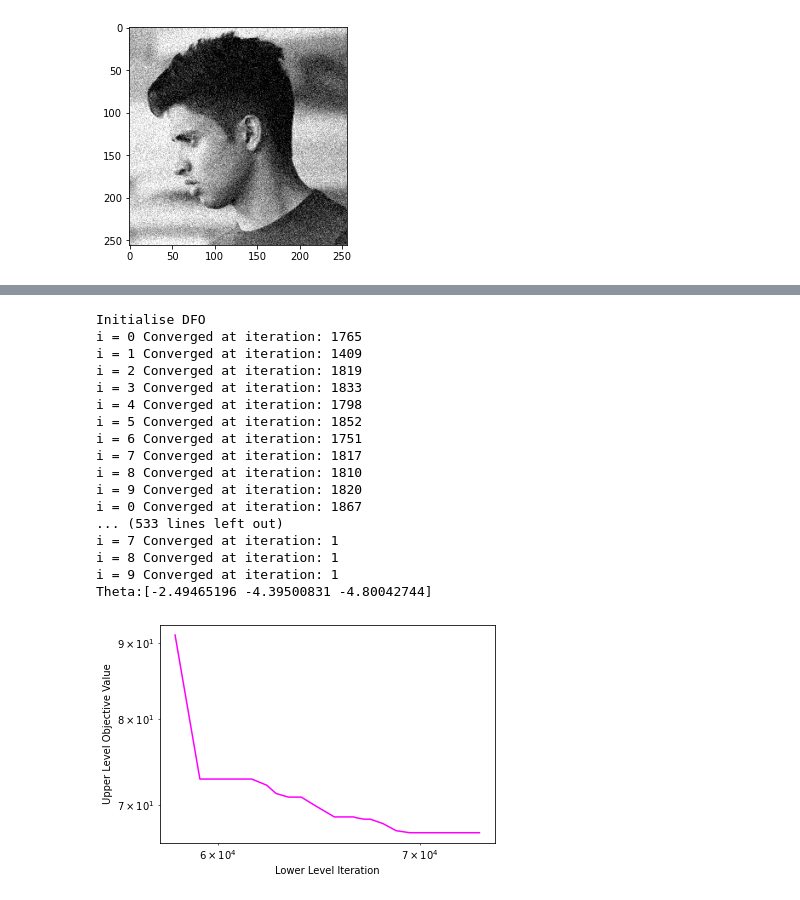
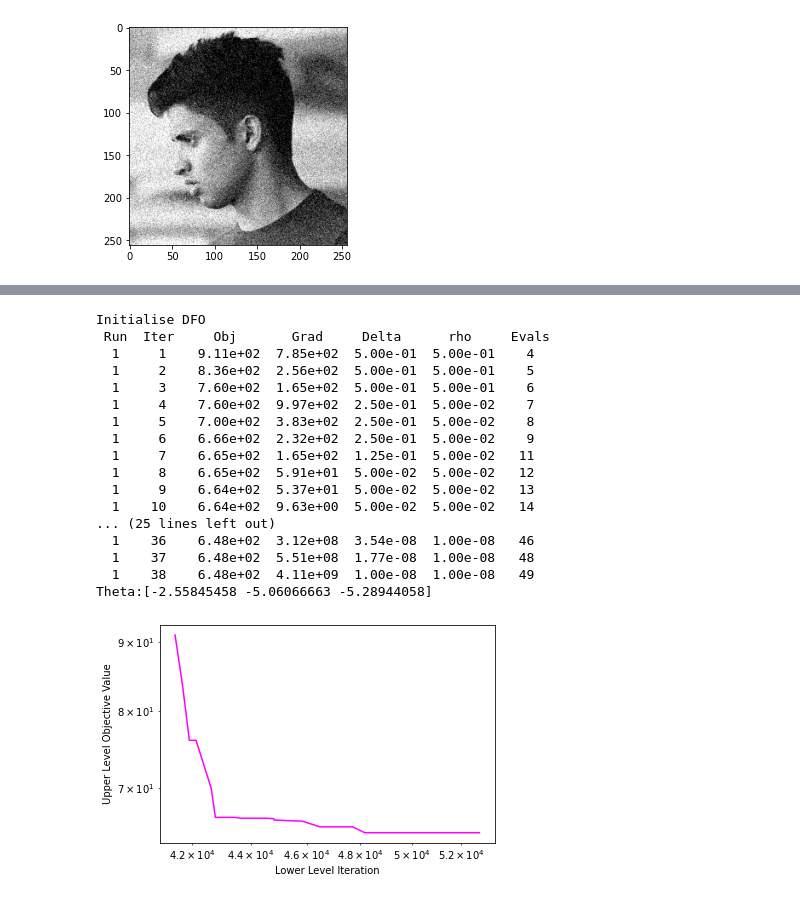
Before and after one commit to MohammadSadeghSalehi/Bilevel, a Jupyter notebook: Codes/Bilevel.ipynb, the cells around one changed output, grey strips where cells are left out. Cells and saved outputs as stored; diff of their text form; code cells hidden in the pictures.

```diff
--- a/Codes/Bilevel.ipynb
+++ b/Codes/Bilevel.ipynb
@@ -832,22 +834,22 @@ data = np.load(path+ '/' +'Data.npz')
 b = data['X']
 b = b/255
 b = b[:,:,0:50]
-#x0 = np.random.rand(np.shape(b)[0],np.shape(b)[1])
-thetaOptimal2 = [-2.49481486, -4.39483968, -4.80058123]
+x0 = np.random.rand(np.shape(b)[0],np.shape(b)[1])
+thetaOptimal2 = [-2.55845458, -5.06066663, -5.28944058]
 #thetaOptimal2 = [-2.02649901, -4.7389812,  -9.06632174]
 
 A = np.eye(b.shape[1])
 NoisyData = np.load(path+ '/' +'DataNoisy2.npz')
 y = NoisyData['y']
 y = y/255
-x0 = y[:,:,5]
+#x0 = y[:,:,3]
 y = y[:,:,0:50]
 Bilevel = HOAG(A, b, y, x0, 2, 1+1e-3, thetaOptimal[0],  thetaOptimal[1] ,  thetaOptimal[2],max_iter=10000)
 im = Bilevel.FISTA(thetaOptimal[0],  thetaOptimal[1] ,  thetaOptimal[2],8,1e-10)*255
 sample = im.reshape(256,256)
 sample = Image.fromarray(sample)
 plt.imshow(sample)
-plt.title("Denoised Image")
+plt.title("Denoised Image HOAG")
 plt.show()
 
 Bilevel = HOAG(A, b, y, x0, 2, 1+1e-3, thetaOptimal2[0],  thetaOptimal2[1] ,  thetaOptimal2[2],max_iter=10000)
@@ -855,7 +857,7 @@ im = Bilevel.FISTA(thetaOptimal[0],  thetaOptimal[1] ,  thetaOptimal[2],8,1e-10)
 sample = im.reshape(256,256)
 sample = Image.fromarray(sample)
 plt.imshow(sample)
-plt.title("Denoised Image")
+plt.title("Denoised Image DFO-FISTA")
 plt.show()
 
 original = b[:,:,8]
@@ -889,7 +891,7 @@ from PIL import Image
 import matplotlib.pyplot as plt
 
 class DFO_FISTA:
-    def __init__(self, A, b, y, x0, L, mu, alpha,nu, xi, max_iter=2000, tol=1e-6):
+    def __init__(self, A, b, y, x0, L, mu, alpha,nu, xi, max_iter=2000, tol=1e-4):
         # A is the forward operator
         #b is the ground truth
         # y is the noisy image
@@ -935,9 +937,8 @@ class DFO_FISTA:
             beta = ((t_old-1)*(1-t*q))/(t*(1-q))
             z = x + beta * (x-x_old)
             p = self.gradPhi(z, alpha, nu, xi,i)
-            if np.linalg.norm(p)**2/self.mu**2 < max(min(10*self.uppersolver.delta**2,1e-2),self.tol):
+            if np.linalg.norm(p)**2/self.mu**2 < max(10*self.uppersolver.delta**2,self.tol):
                 self.x0[i,:] = z -  tau*p
-                print("i = "+ str(i)+ " Converged at iteration: " + str(k+1))
                 self.lowerIterSum += k+1
                 return self.x0[i,:]
             x = z -  tau*p
@@ -1033,47 +1034,47 @@ path = '/Users/sadegh/Downloads/Humans/256*256'
 
 #np.random.seed(0)
 
 data = np.load(path+ '/' +'Data.npz')
 b = data['X']
 b = b/255
 b = b[:,:,0:10]
 #x0 = np.random.rand(np.shape(b)[0],np.shape(b)[1])
 
 A = np.eye(b.shape[1])
 NoisyData = np.load(path+ '/' +'DataNoisy2.npz')
 y = NoisyData['y']
 y = y/255
 x0 = y[:,:,1]
 
 y = y[:,:,0:10]
 
 Bilevel = DFO_FISTA(A, b, y, x0, 0.1, 1.2, -2,-5,-4)
 result = Bilevel.DFO()
 thetaOptimal = result.x
 print("Theta:" +str(thetaOptimal))
 
 plt.plot(Bilevel.lowerIter,Bilevel.upperVal,color='magenta')
 plt.xlabel('Lower Level Iteration')
 plt.ylabel('Upper Level Objective Value')
 plt.xscale('log')
 plt.yscale('log')
 #[-2.62850676 -5.68326658 -4.82007257]
 # %% [output]
 Initialise DFO
-i = 0 Converged at iteration: 1765
-i = 1 Converged at iteration: 1409
-i = 2 Converged at iteration: 1819
-i = 3 Converged at iteration: 1833
-i = 4 Converged at iteration: 1798
-i = 5 Converged at iteration: 1852
-i = 6 Converged at iteration: 1751
-i = 7 Converged at iteration: 1817
-i = 8 Converged at iteration: 1810
-i = 9 Converged at iteration: 1820
-i = 0 Converged at iteration: 1867
-... (533 lines left out)
-i = 7 Converged at iteration: 1
-i = 8 Converged at iteration: 1
-i = 9 Converged at iteration: 1
-Theta:[-2.49465196 -4.39500831 -4.80042744]
+ Run  Iter     Obj       Grad     Delta      rho     Evals
+  1     1    9.11e+02  7.85e+02  5.00e-01  5.00e-01    4
+  1     2    8.36e+02  2.56e+02  5.00e-01  5.00e-01    5
+  1     3    7.60e+02  1.65e+02  5.00e-01  5.00e-01    6
+  1     4    7.60e+02  9.97e+02  2.50e-01  5.00e-02    7
+  1     5    7.00e+02  3.83e+02  2.50e-01  5.00e-02    8
+  1     6    6.66e+02  2.32e+02  2.50e-01  5.00e-02    9
+  1     7    6.65e+02  1.65e+02  1.25e-01  5.00e-02   11
+  1     8    6.65e+02  5.91e+01  5.00e-02  5.00e-02   12
+  1     9    6.64e+02  5.37e+01  5.00e-02  5.00e-02   13
+  1    10    6.64e+02  9.63e+00  5.00e-02  5.00e-02   14
+... (25 lines left out)
+  1    36    6.48e+02  3.12e+08  3.54e-08  1.00e-08   46
+  1    37    6.48e+02  5.51e+08  1.77e-08  1.00e-08   48
+  1    38    6.48e+02  4.11e+09  1.00e-08  1.00e-08   49
+Theta:[-2.55845458 -5.06066663 -5.28944058]
-[figure, old version]
+[figure, new version]
```
Also changed, not shown: parts of 5 cells of this notebook.
